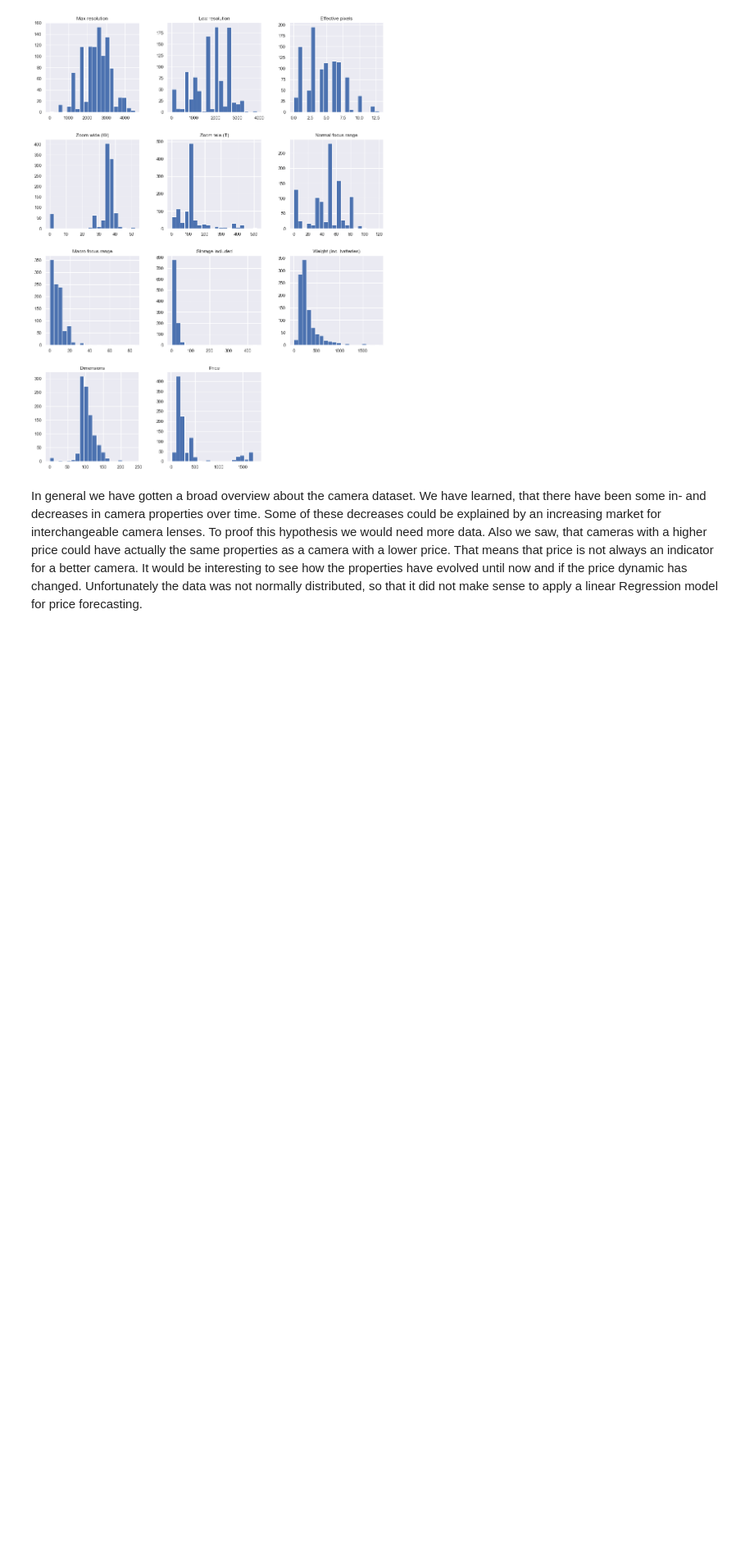
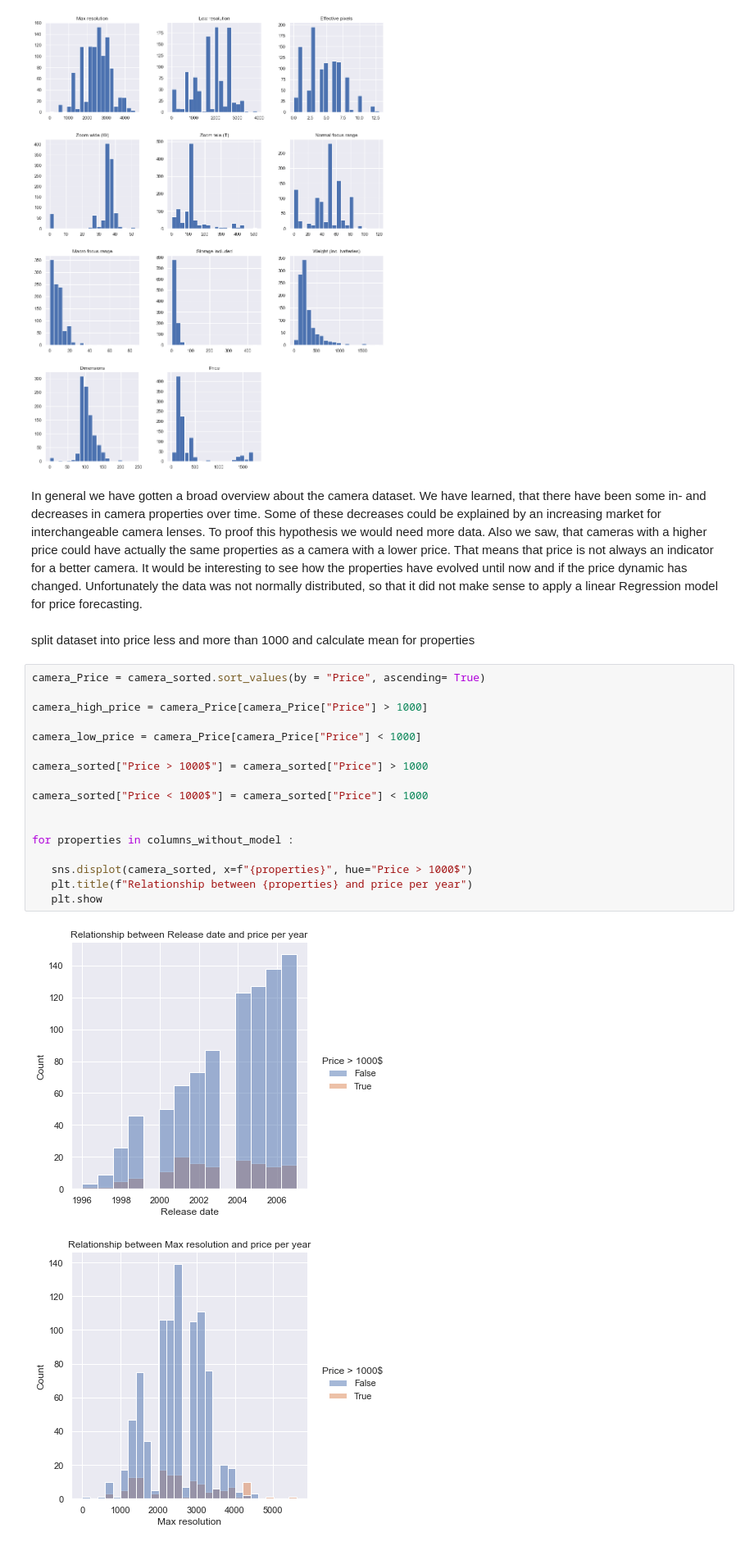
Before and after one commit to juro95/Camera-Data-Science-Project, a Jupyter notebook: 1000cameras.ipynb, the cells around one changed output. Shown at 82% size. Drawn from its saved outputs; the diff is of its cells as text; blank space fills up the shorter version.

Commit message:
price differences

```diff
--- a/1000cameras.ipynb
+++ b/1000cameras.ipynb
@@ -449,3 +449,25 @@ In general we have gotten a broad overview about the camera dataset. We have lea
 Also we saw, that cameras with a higher price could have actually the same properties as a camera with a lower price. That means that price is not always an indicator for a better camera.
 It would be interesting to see how the properties have evolved until now and if the price dynamic has changed.
 Unfortunately the data was not normally distributed, so that it did not make sense to apply a linear Regression model for price forecasting.
+# %% [markdown]
+split dataset into price less and more than 1000 and calculate mean for properties
+# %%
+camera_Price = camera_sorted.sort_values(by = "Price", ascending= True)
+
+camera_high_price = camera_Price[camera_Price["Price"] > 1000]
+
+camera_low_price = camera_Price[camera_Price["Price"] < 1000]
+
+camera_sorted["Price > 1000$"] = camera_sorted["Price"] > 1000
+
+camera_sorted["Price < 1000$"] = camera_sorted["Price"] < 1000
+
+
+for properties in columns_without_model :
+
+   sns.displot(camera_sorted, x=f"{properties}", hue="Price > 1000$")
+   plt.title(f"Relationship between {properties} and price per year")
+   plt.show
+# %% [output]
+[figure, added]
+[figure, added]
```
Also changed, not shown: parts of 3 cells of this notebook.
